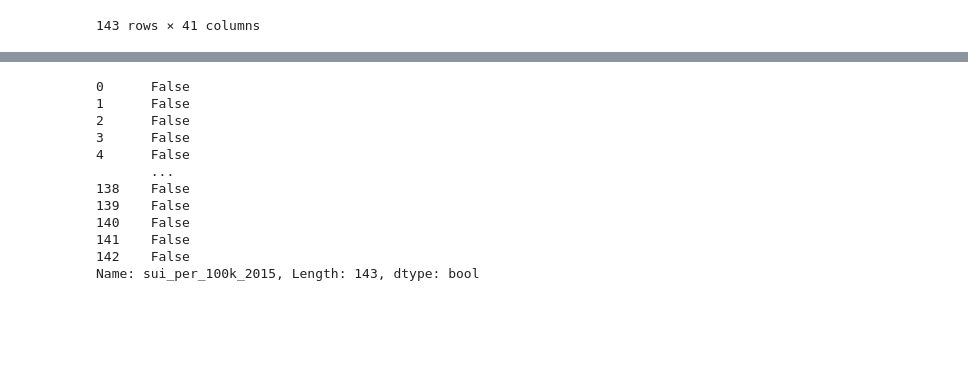
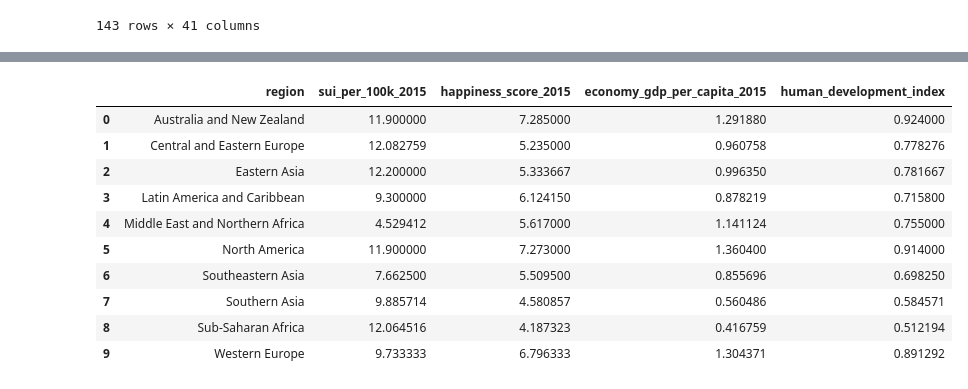
Before and after one commit to lake-walker/project_2, a Jupyter notebook: data_cleaning.ipynb, the cells around one changed output, grey strips where cells are left out. Saved outputs shown, nothing was run; the diff lists cells and outputs as text; code cells hidden in the pictures; blank space fills up the shorter version.

```diff
--- a/data_cleaning.ipynb
+++ b/data_cleaning.ipynb
@@ -305,16 +285,20 @@ dtype: object
-# %%
-new_data = country_data['sui_per_100k_2015'].dropna()
-new_data.isna()
-# %% [output]
-0      False
-1      False
-2      False
-3      False
-4      False
-       ...
-138    False
-139    False
-140    False
-141    False
-142    False
-Name: sui_per_100k_2015, Length: 143, dtype: bool
+# %%
+# Creating another csv file while grouping by region instead of country, mean should get us the data we need
+region_data = country_data.groupby('region').mean()
+region_data = region_data.drop(columns = {'sui_per_100k_2016', 'sui_per_100k_2010',\
+       'sui_per_100k_2000', 'happiness_rank_2015', \
+       'standard_error', 'family_2015',\
+       'health_life_expectancy_2015', 'freedom_2015',\
+       'trust_government_corruption_2015', 'generosity_2015',\
+       'dystopia_residual_2015', 'happiness_rank_2016', 'happiness_score_2016',\
+       'economy_gdp_per_capita_2016', 'family_2016',\
+       'health_life_expectancy_2016', 'freedom_2016',\
+       'trust_government_corruption_2016', 'generosity_2016',\
+       'dystopia_residual_2016', 'total_population', 'total_suicides_2016',\
+       'total_suicides_2015', 'economy_gdp_2016', 'economy_gdp_2015',\
+       'latitude', 'longitude', 'hdi_rank',\
+       'life_expectancy_at_birth', 'expected_years_of_education',\
+       'mean_years_of_education', 'gni_per_capita_rank_minus_hdi_rank'})
+
+# export it so it can be used for analysis
+region_data = region_data.reset_index()
@@ -320,0 +307,14 @@ Name: sui_per_100k_2015, Length: 143, dtype: bool
+# %%
+region_data
+# %% [output]
+|  | region | sui_per_100k_2015 | happiness_score_2015 | economy_gdp_per_capita_2015 | human_development_index |
+| 0 | Australia and New Zealand | 11.900000 | 7.285000 | 1.291880 | 0.924000 |
+| 1 | Central and Eastern Europe | 12.082759 | 5.235000 | 0.960758 | 0.778276 |
+| 2 | Eastern Asia | 12.200000 | 5.333667 | 0.996350 | 0.781667 |
+| 3 | Latin America and Caribbean | 9.300000 | 6.124150 | 0.878219 | 0.715800 |
+| 4 | Middle East and Northern Africa | 4.529412 | 5.617000 | 1.141124 | 0.755000 |
+| 5 | North America | 11.900000 | 7.273000 | 1.360400 | 0.914000 |
+| 6 | Southeastern Asia | 7.662500 | 5.509500 | 0.855696 | 0.698250 |
+| 7 | Southern Asia | 9.885714 | 4.580857 | 0.560486 | 0.584571 |
+| 8 | Sub-Saharan Africa | 12.064516 | 4.187323 | 0.416759 | 0.512194 |
+| 9 | Western Europe | 9.733333 | 6.796333 | 1.304371 | 0.891292 |
```
Also changed, not shown: parts of 3 cells of this notebook, 2 other files.
